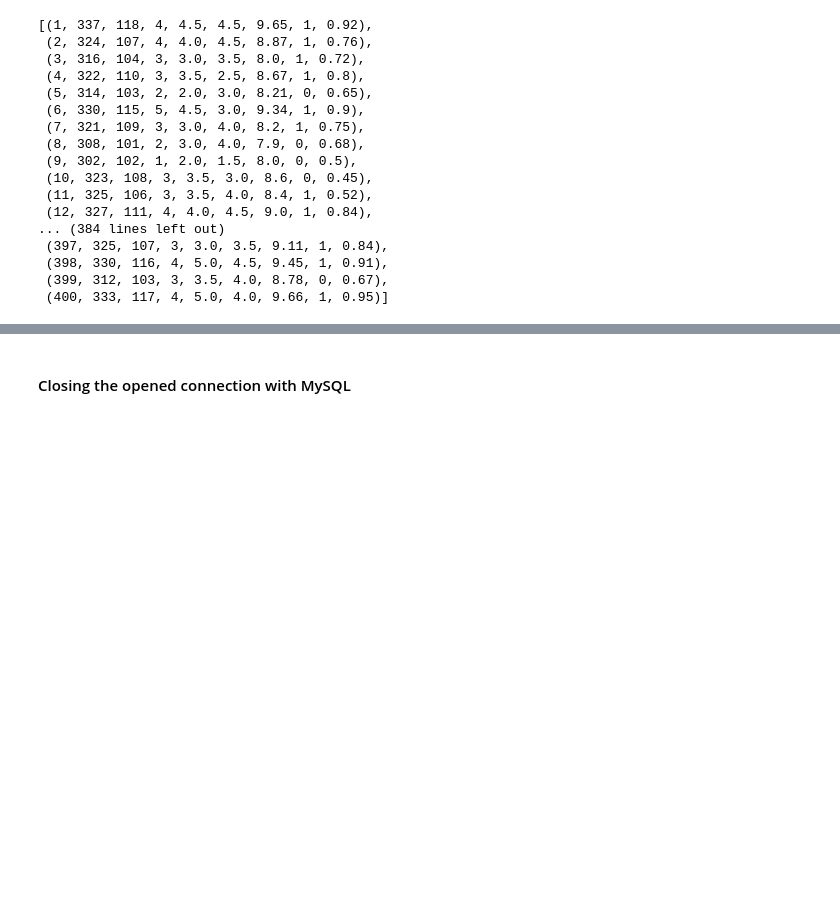
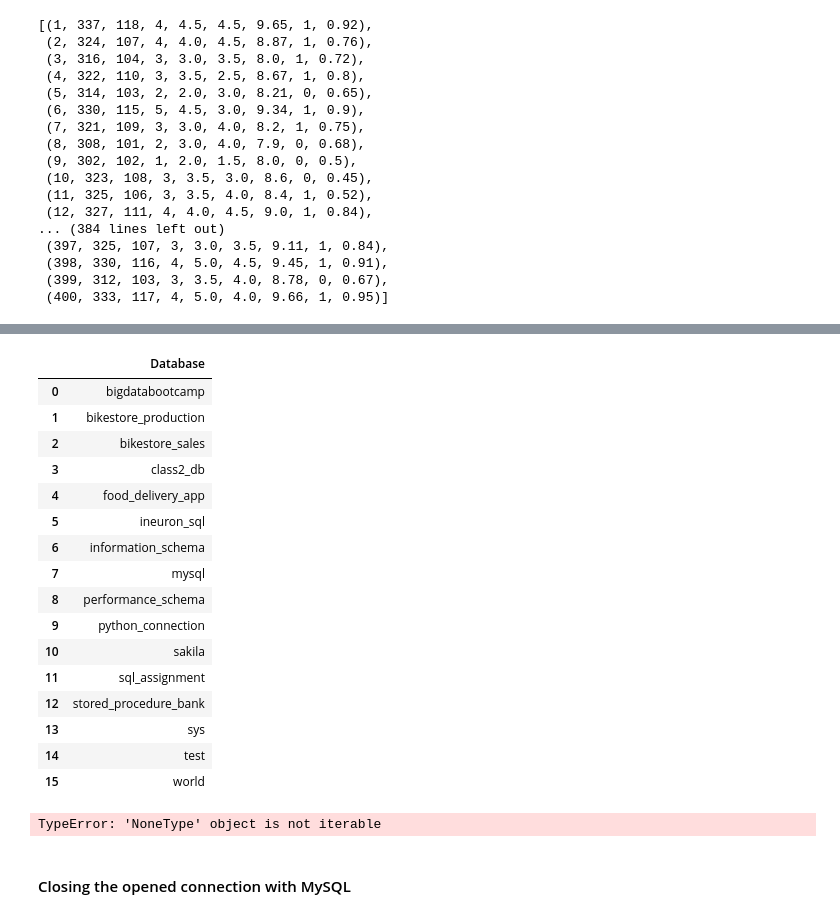
Before and after one commit to saheen619/Python-Working-with-Databases, a Jupyter notebook: Python - MySQL Connector .ipynb, the cells around one changed output, grey strips where cells are left out. Cells and saved outputs as stored; diff of their text form; code cells hidden in the pictures; blank space fills up the shorter version.

```diff
--- a/Python - MySQL Connector .ipynb
+++ b/Python - MySQL Connector .ipynb
@@ -252,3 +271,29 @@ cursor.fetchall()
+# %%
+pd.read_sql('SHOW DATABASES', connection)
+# %% [output]
+|  | Database |
+| 0 | bigdatabootcamp |
+| 1 | bikestore_production |
+| 2 | bikestore_sales |
+| 3 | class2_db |
+| 4 | food_delivery_app |
+| 5 | ineuron_sql |
+| 6 | information_schema |
+| 7 | mysql |
+| 8 | performance_schema |
+| 9 | python_connection |
+| 10 | sakila |
+| 11 | sql_assignment |
+| 12 | stored_procedure_bank |
+| 13 | sys |
+| 14 | test |
+| 15 | world |
+# %%
+# We get an error here, because the pandas read_sql function is to read the data only.
+
+pd.read_sql('USE class2_db', connection)
+# %% [output]
+TypeError: 'NoneType' object is not iterable
 # %% [markdown]
 #### Closing the opened connection with MySQL
 # %%
```
Also changed, not shown: parts of 4 cells of this notebook.
